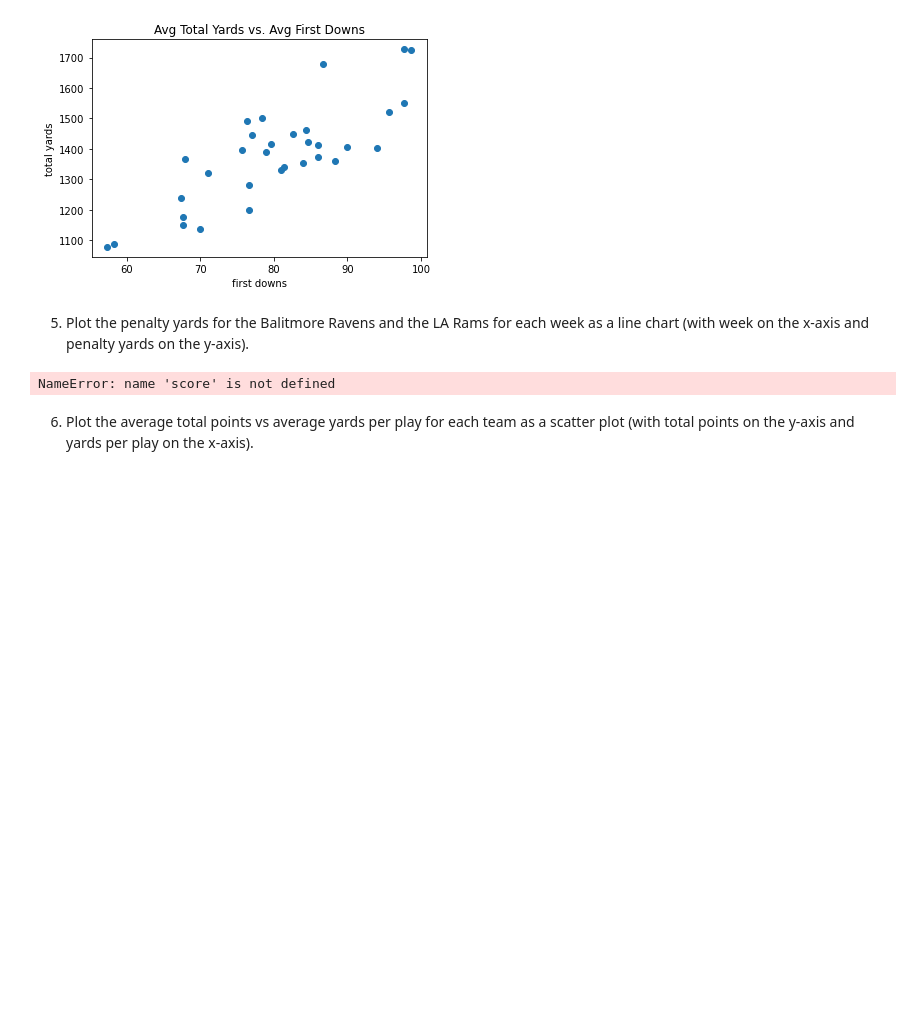
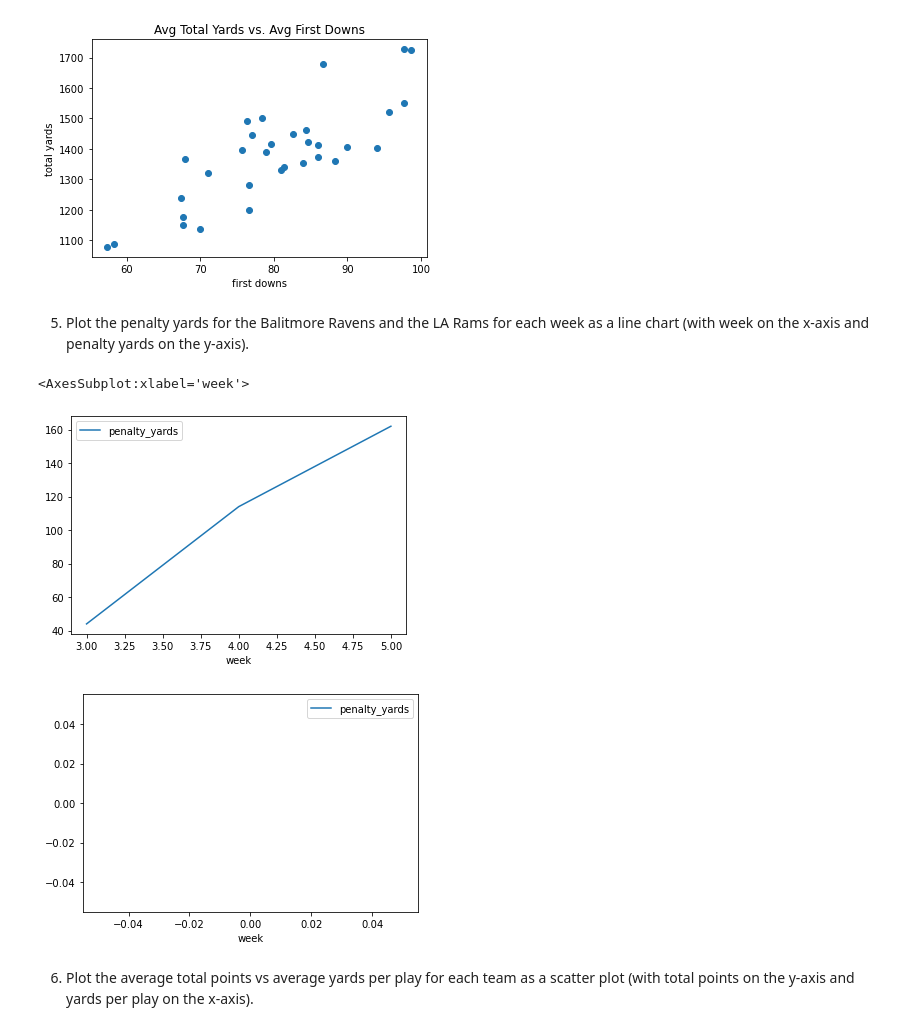
Before and after one commit to kayleeodom/cis277-fa22-Lab5, a Jupyter notebook: Lab5.ipynb, the cells around one changed output. Saved outputs shown, nothing was run; the diff lists cells and outputs as text; code cells hidden in the pictures; blank space fills up the shorter version.

```diff
--- a/Lab5.ipynb
+++ b/Lab5.ipynb
@@ -100,15 +110,17 @@ plt.show()
 # %%
 #pen_yar = nfl_team[(nfl_team.Name == "Balitmore Ravens") & (nfl_team.Name == "LA Rams")]
 #pen_yar.penalty_yards.sum()
 
 team_one = df[df.team == "Baltimore Ravens"]
 team_two = df[df.team == "LA Rams"]
 #nfl_team.set_index(['name']).plot()
 
-nfl_team.plot(kind='line',x=team_one, y=score, color='blue')
-nfl_team.plot(kind='line', x='team_two', y='penalty_yards', color='red')
+df.plot(kind='line',x='team_one', y='penalty_yards', color='blue')
+df.plot(kind='line', x='team_two', y='penalty_yards', color='red')
 # %% [output]
-NameError: name 'score' is not defined
+<AxesSubplot:xlabel='week'>
+[figure, added]
+[figure, added]
 # %% [markdown]
 6. Plot the average total points vs average yards per play for each team as a scatter plot (with total points on the y-axis and yards per play on the x-axis).
 # %%
```
Also changed, not shown: parts of 6 cells of this notebook.
